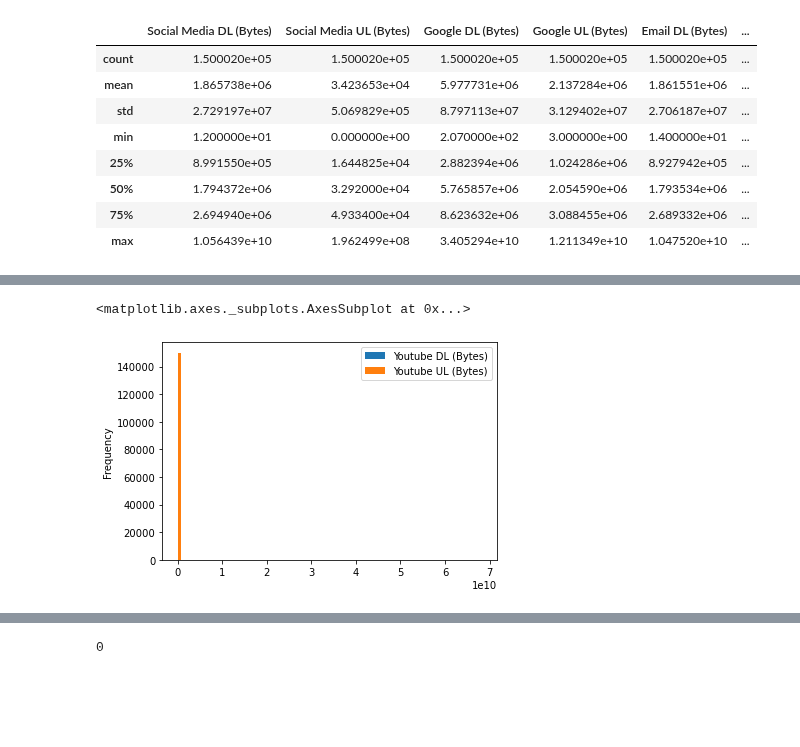
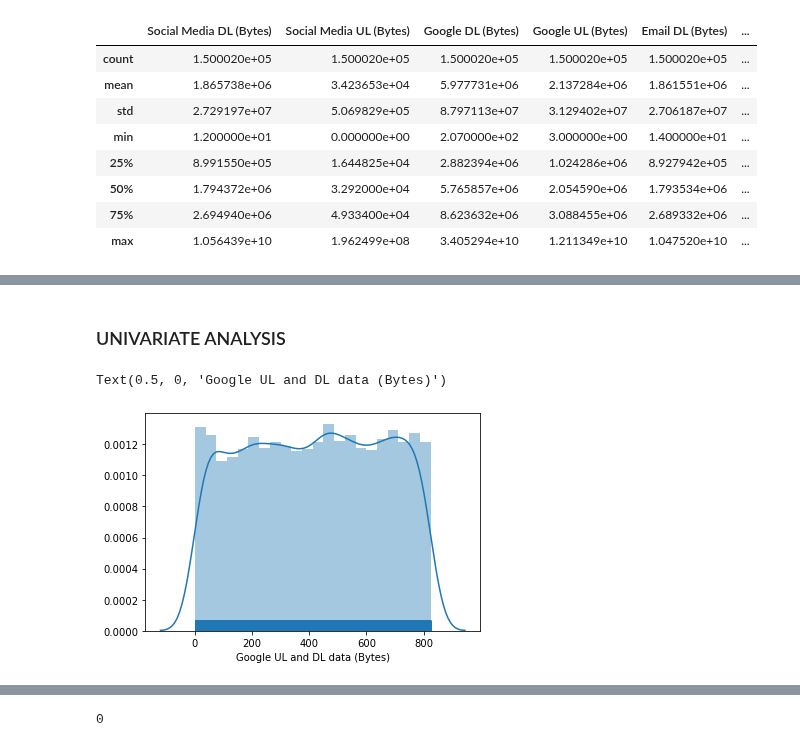
Before and after one commit to comsavvy/Data-analysis-for-business, a Jupyter notebook: Data analysis1.ipynb, the cells around one changed output, grey strips where cells are left out. Drawn from its saved outputs; the diff is of its cells as text; code cells hidden in the pictures; blank space fills up the shorter version.

Commit message:
Univariate analysis added

```diff
--- a/Data analysis1.ipynb
+++ b/Data analysis1.ipynb
@@ -340,6 +335,9 @@ data[['Google UL (Bytes)', 'Google DL (Bytes)']].plot.hist(bins=100)
-# %%
-data[['Youtube DL (Bytes)',
- 'Youtube UL (Bytes)']].plot.hist(bins= 100)
-# %% [output]
-<matplotlib.axes._subplots.AxesSubplot at 0x...>
-[figure, removed]
+# %% [markdown]
+### UNIVARIATE ANALYSIS
+# %%
+google_data= (data['Google UL (Bytes)']+data['Google UL (Bytes)'])/10000
+sns.distplot(google_data.sample(10000), rug= True)
+plt.xlabel("Google UL and DL data (Bytes)")
+# %% [output]
+Text(0.5, 0, 'Google UL and DL data (Bytes)')
+[figure, added]
```
Also changed, not shown: parts of 13 cells of this notebook.
